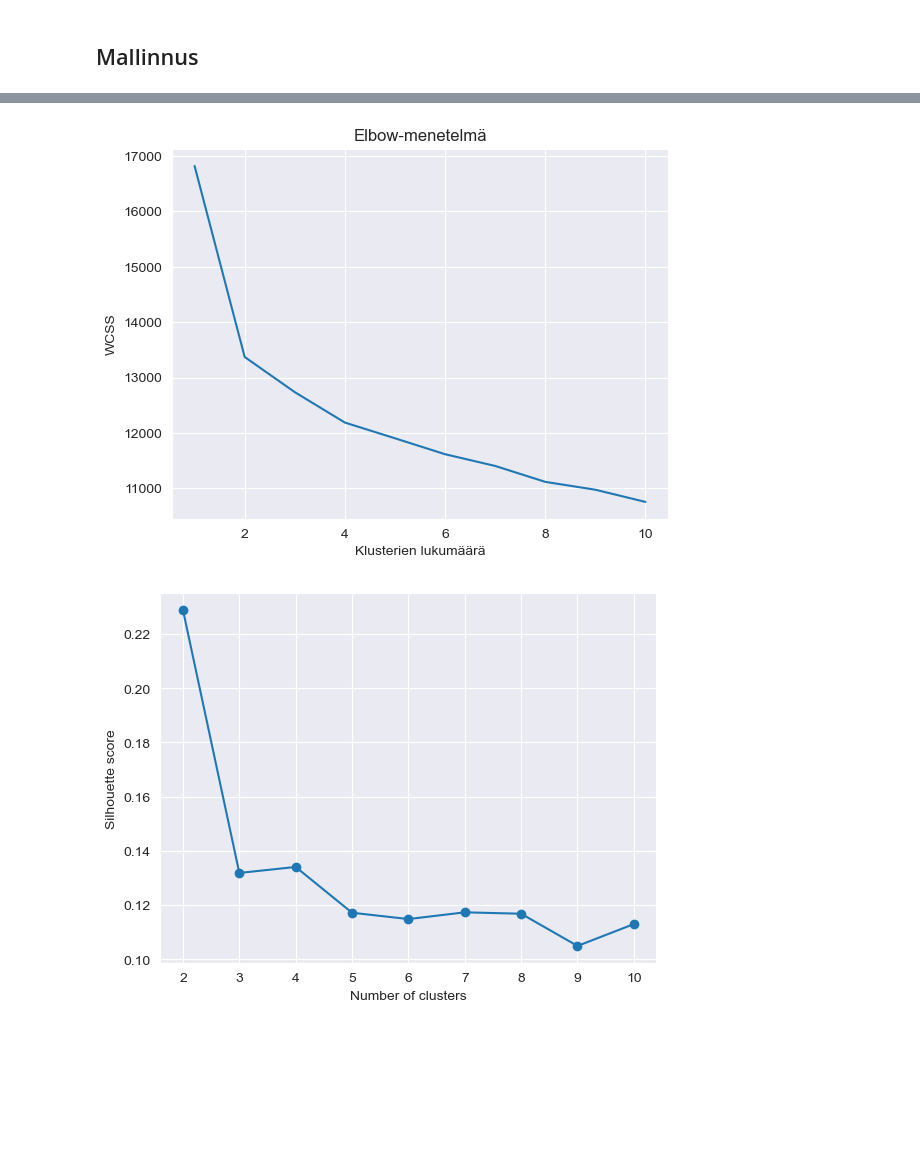
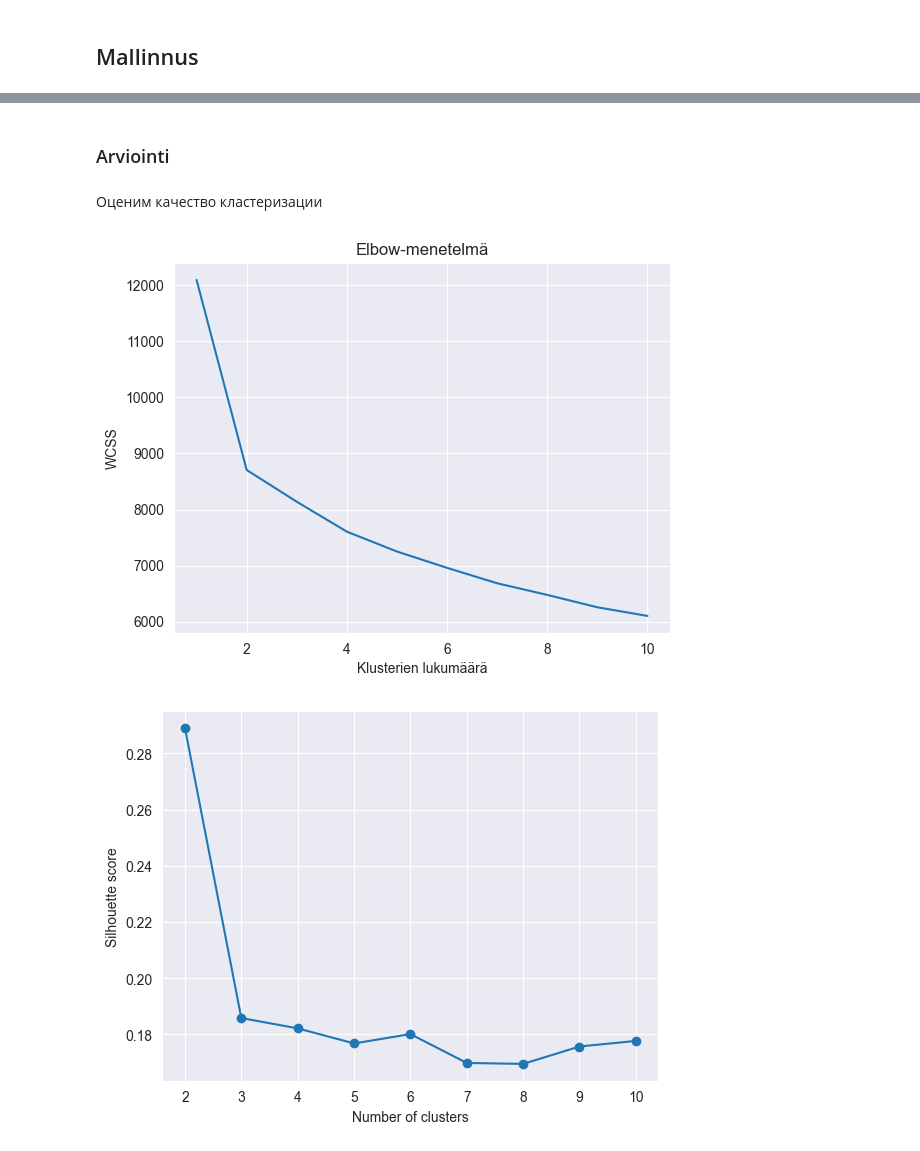
Before and after one commit to VladimirPiniazhin/Koneoppiminen, a Jupyter notebook: Harjoitustehtava.ipynb, the cells around one changed output, grey strips where cells are left out. Drawn from its saved outputs; the diff is of its cells as text; code cells hidden in the pictures; blank space fills up the shorter version.

```diff
--- a/Harjoitustehtava.ipynb
+++ b/Harjoitustehtava.ipynb
@@ -104,23 +103,26 @@ df
 # %%
-# Применяем PCA для уменьшения размерности до 2D для визуализации
-pca = PCA(n_components=2)
-pca_data = pca.fit_transform(df)
-
-# K-means кластеризация
+# K-means klusterointi
+data = df.copy()
 n_clusters = 2
 kmeans = KMeans(n_clusters=n_clusters, init='k-means++', random_state=42, n_init=10)
-clusters = kmeans.fit_predict(df)
+clusters = kmeans.fit_predict(data)
 
-# Визуализация
+
+# Sovelletaan PCA:ta (Pääkomponenttianalyysiä) ulottuvuuden vähentämiseksi 2D-tilaan visualisointia varten
+pca = PCA(n_components=2)
+pca_data = pca.fit_transform(data)
+
+
+# Visualisointi
 plt.figure(figsize=(10, 6))
 scatter = plt.scatter(pca_data[:, 0], pca_data[:, 1], c=clusters, cmap='viridis', s=20)
-plt.colorbar(scatter, label='Кластер')
-plt.title('K-means кластеризация (визуализация через PCA)')
-plt.xlabel('Главная компонента 1')
-plt.ylabel('Главная компонента 2')
+plt.colorbar(scatter, label='Klusteri')
+plt.title('K-means klusterointi (visualisointi PCA:n kautta)')
+plt.xlabel('Pääkomponentti 1')
+plt.ylabel('Pääkomponentti 2')
 plt.grid(True)
 plt.show()
 
-# Добавляем метки кластеров в исходный DataFrame
-df['Cluster'] = kmeans.labels_
+# Lisätään klusterimerkit alkuperäiseen DataFrameen
+data['Cluster'] = kmeans.labels_
 # %% [output]
@@ -127,0 +130,3 @@ df['Cluster'] = kmeans.labels_
+# %%
+df = data.copy()
+df.info()
@@ -128,10 +151,16 @@ df['Cluster'] = kmeans.labels_
+# %% [markdown]
+### Arviointi
+# %% [markdown]
+Оценим качество кластеризации
 # %%
 import matplotlib.pyplot as plt
 
+df = df.copy()
+
 wcss = []
 for i in range(1, 11):  # Tarkistetaan 1-10 klusteria
-   kmeans = KMeans(n_clusters=i, random_state=42)
-   kmeans.fit(df)
+   kmeans = KMeans(n_clusters=i, init='k-means++', random_state=42, n_init=10)
+   kmeans.fit_predict(df)
    wcss.append(kmeans.inertia_)
 
 plt.plot(range(1, 11), wcss)
@@ -141,20 +170,23 @@ plt.title('Elbow-menetelmä')
 plt.grid(True)
 plt.show()
 # %% [output]
-[figure, old version]
+[figure, new version]
 # %%
 from sklearn.metrics import silhouette_score
+
+df = df.copy()
+
 silhouette_scores = []
 for i in range(2, 11):
-    model = KMeans(n_clusters=i, random_state=42).fit(df)
+    model = KMeans(n_clusters=i, init='k-means++', random_state=42, n_init=10).fit(df)
     labels = model.labels_
     silhouette_scores.append(silhouette_score(df, labels))
 
 # Visualisoidaan Silhouette score
 
 plt.plot(range(2, 11), silhouette_scores, 'o-')
 plt.xlabel('Number of clusters')
 plt.ylabel('Silhouette score')
 plt.show()
 # %% [output]
-[figure, old version]
+[figure, new version]
```
Also changed, not shown: parts of 27 cells of this notebook.
